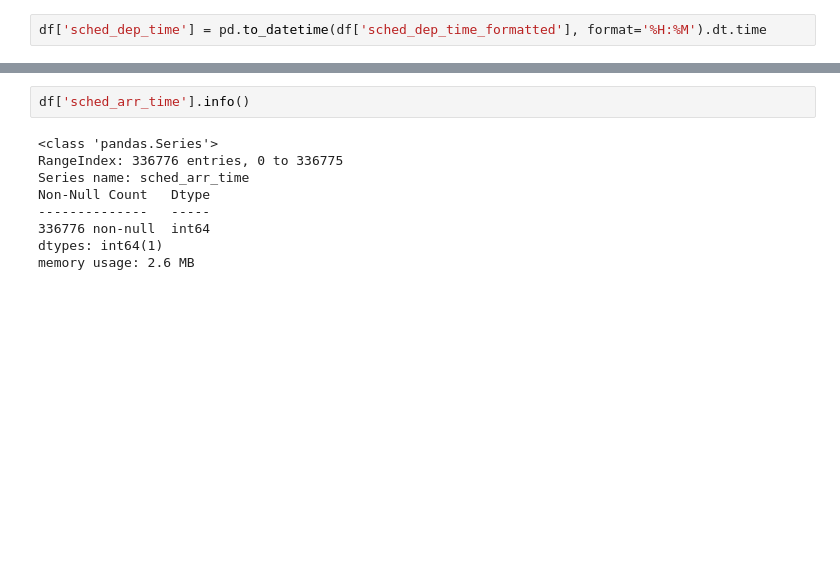
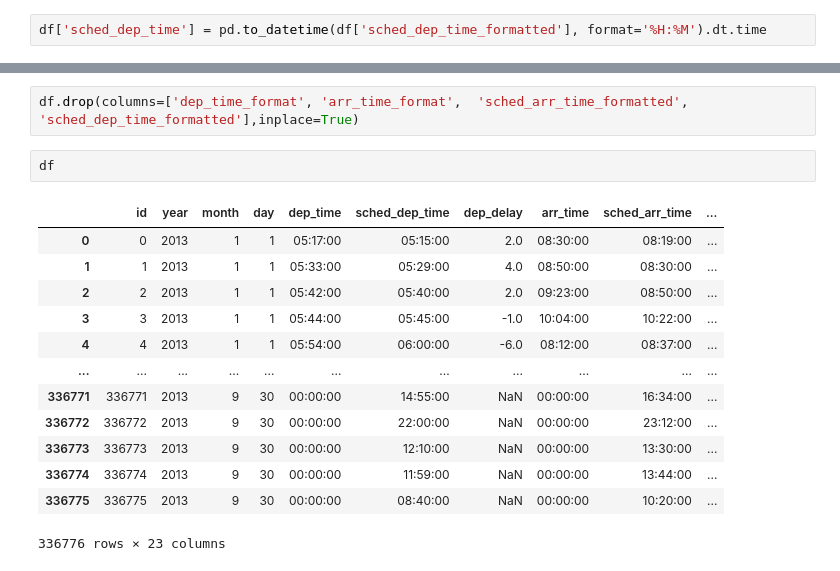
Before and after one commit to fay-alnefaie/flight-data-analysis, a Jupyter notebook: notebooks/02_clean.ipynb, the cells around one changed output, grey strips where cells are left out. Cells and saved outputs as stored; diff of their text form; blank space fills up the shorter version.

```diff
--- a/notebooks/02_clean.ipynb
+++ b/notebooks/02_clean.ipynb
@@ -109,12 +113,19 @@ df
 336776 rows × 27 columns
 # %%
-df['sched_arr_time'].info()
+df.drop(columns=['dep_time_format',	'arr_time_format',	'sched_arr_time_formatted',	'sched_dep_time_formatted'],inplace=True)
-# %% [output]
-<class 'pandas.Series'>
-RangeIndex: 336776 entries, 0 to 336775
-Series name: sched_arr_time
-Non-Null Count   Dtype
---------------   -----
-336776 non-null  int64
-dtypes: int64(1)
-memory usage: 2.6 MB
+# %%
+df
+# %% [output]
+|  | id | year | month | day | dep_time | sched_dep_time | dep_delay | arr_time | sched_arr_time | ... |
+| 0 | 0 | 2013 | 1 | 1 | 05:17:00 | 05:15:00 | 2.0 | 08:30:00 | 08:19:00 | ... |
+| 1 | 1 | 2013 | 1 | 1 | 05:33:00 | 05:29:00 | 4.0 | 08:50:00 | 08:30:00 | ... |
+| 2 | 2 | 2013 | 1 | 1 | 05:42:00 | 05:40:00 | 2.0 | 09:23:00 | 08:50:00 | ... |
+| 3 | 3 | 2013 | 1 | 1 | 05:44:00 | 05:45:00 | -1.0 | 10:04:00 | 10:22:00 | ... |
+| 4 | 4 | 2013 | 1 | 1 | 05:54:00 | 06:00:00 | -6.0 | 08:12:00 | 08:37:00 | ... |
+| ... | ... | ... | ... | ... | ... | ... | ... | ... | ... | ... |
+| 336771 | 336771 | 2013 | 9 | 30 | 00:00:00 | 14:55:00 | NaN | 00:00:00 | 16:34:00 | ... |
+| 336772 | 336772 | 2013 | 9 | 30 | 00:00:00 | 22:00:00 | NaN | 00:00:00 | 23:12:00 | ... |
+| 336773 | 336773 | 2013 | 9 | 30 | 00:00:00 | 12:10:00 | NaN | 00:00:00 | 13:30:00 | ... |
+| 336774 | 336774 | 2013 | 9 | 30 | 00:00:00 | 11:59:00 | NaN | 00:00:00 | 13:44:00 | ... |
+| 336775 | 336775 | 2013 | 9 | 30 | 00:00:00 | 08:40:00 | NaN | 00:00:00 | 10:20:00 | ... |
+336776 rows × 23 columns
```
Also changed, not shown: parts of 5 cells of this notebook, 1 other file.
